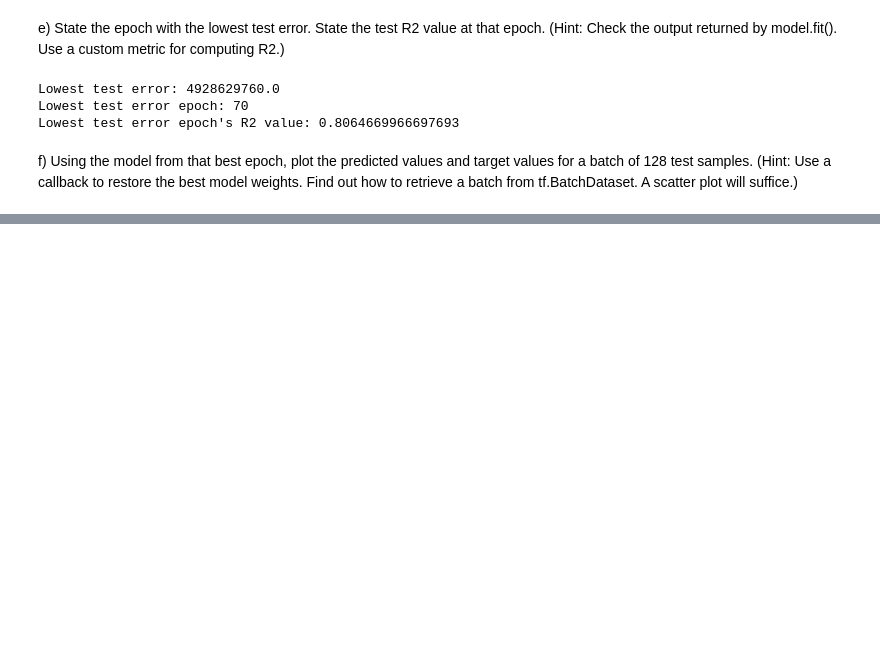
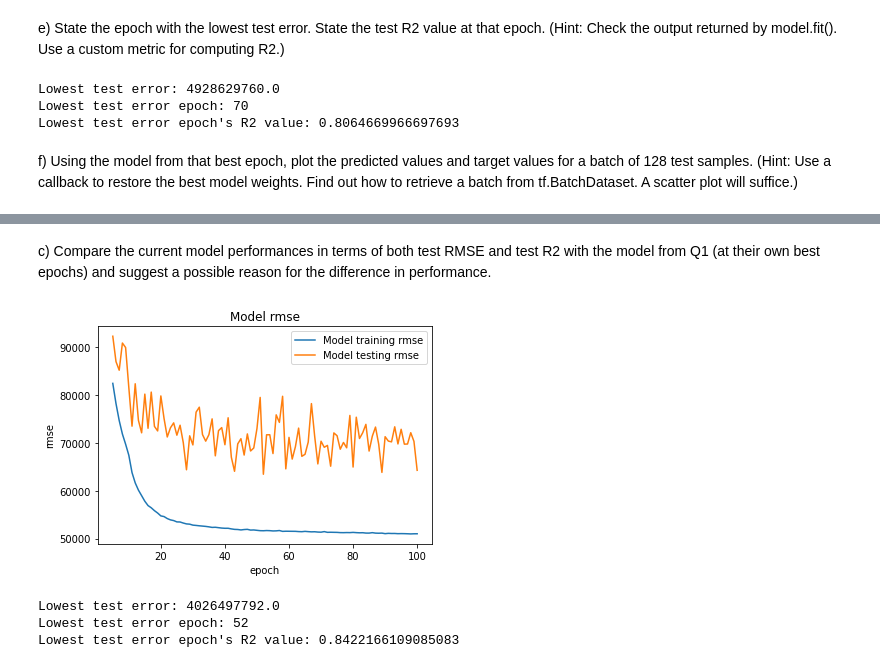
Before and after one commit to johnsonfoo/CZ4042-Assignment, a Jupyter notebook: start_1b.ipynb, the cells around one changed output, grey strips where cells are left out. Saved outputs shown, nothing was run; the diff lists cells and outputs as text; code cells hidden in the pictures; blank space fills up the shorter version.

```diff
--- a/start_1b.ipynb
+++ b/start_1b.ipynb
@@ -320,0 +525,2 @@ After restore best model weights, model has test loss and test r_square as follo
+# %%
+question2.train_model()
@@ -320,0 +545,12 @@ After restore best model weights, model has test loss and test r_square as follo
+# %% [markdown]
+c) Compare the current model performances in terms of both test RMSE and test R2 with the model from Q1 (at their own best epochs) and suggest a possible reason for the difference in performance.
+# %%
+question2.plot_rmse_model(epoch_start=5)
+# %% [output]
+[figure, added]
+# %%
+question2.get_lowest_test_error_model()
+# %% [output]
+Lowest test error: 4026497792.0
+Lowest test error epoch: 52
+Lowest test error epoch's R2 value: 0.8422166109085083
```
Also changed, not shown: parts of 12 cells of this notebook.
